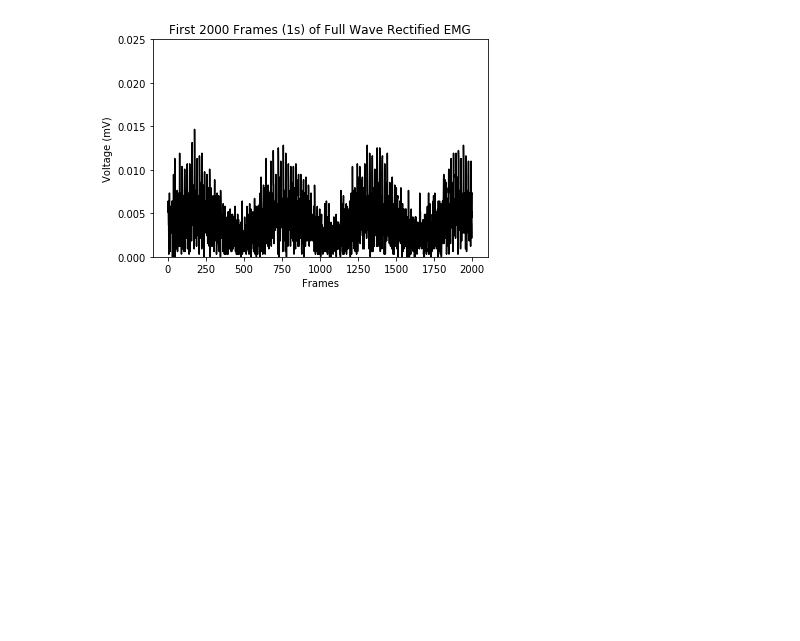
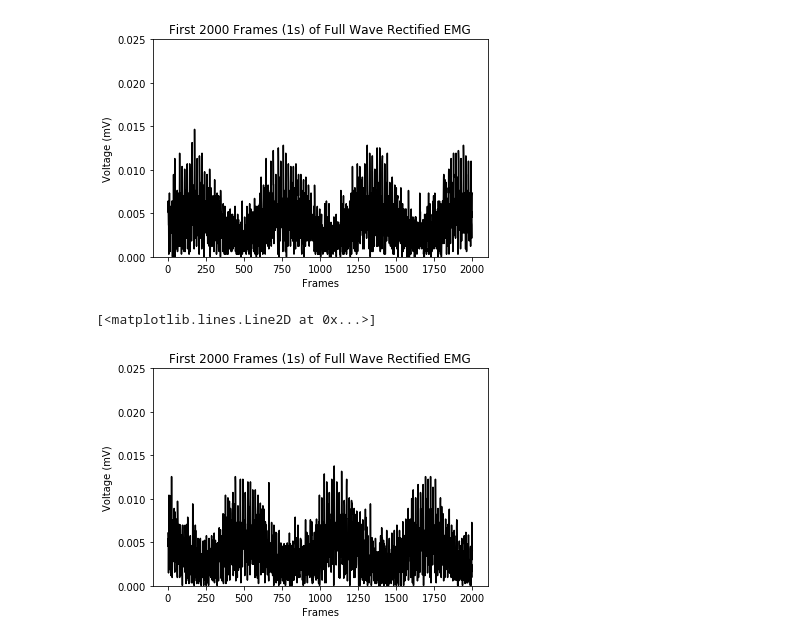
Before and after one commit to tranraymond/electromyography, a Jupyter notebook: Python EMG.ipynb, the cells around one changed output. Cells and saved outputs as stored; diff of their text form; code cells hidden in the pictures; blank space fills up the shorter version.

```diff
--- a/Python EMG.ipynb
+++ b/Python EMG.ipynb
@@ -108,3 +111,14 @@ plt.plot(df['Frame'].iloc[0:2000],df['Analog_1'].iloc[0:2000], color='k')
 # %% [output]
 [<matplotlib.lines.Line2D at 0x...>]
 [figure]
+# %%
+# plot with y-range, labels, title, black colored line graph
+# This is 'Analog_2'!
+plt.ylim(0,0.025)
+plt.xlabel('Frames')
+plt.ylabel('Voltage (mV)')
+plt.title('First 2000 Frames (1s) of Full Wave Rectified EMG')
+plt.plot(df['Frame'].iloc[0:2000],df['Analog_2'].iloc[0:2000], color='k')
+# %% [output]
+[<matplotlib.lines.Line2D at 0x...>]
+[figure, added]
```
Also changed, not shown: parts of 7 cells of this notebook.
